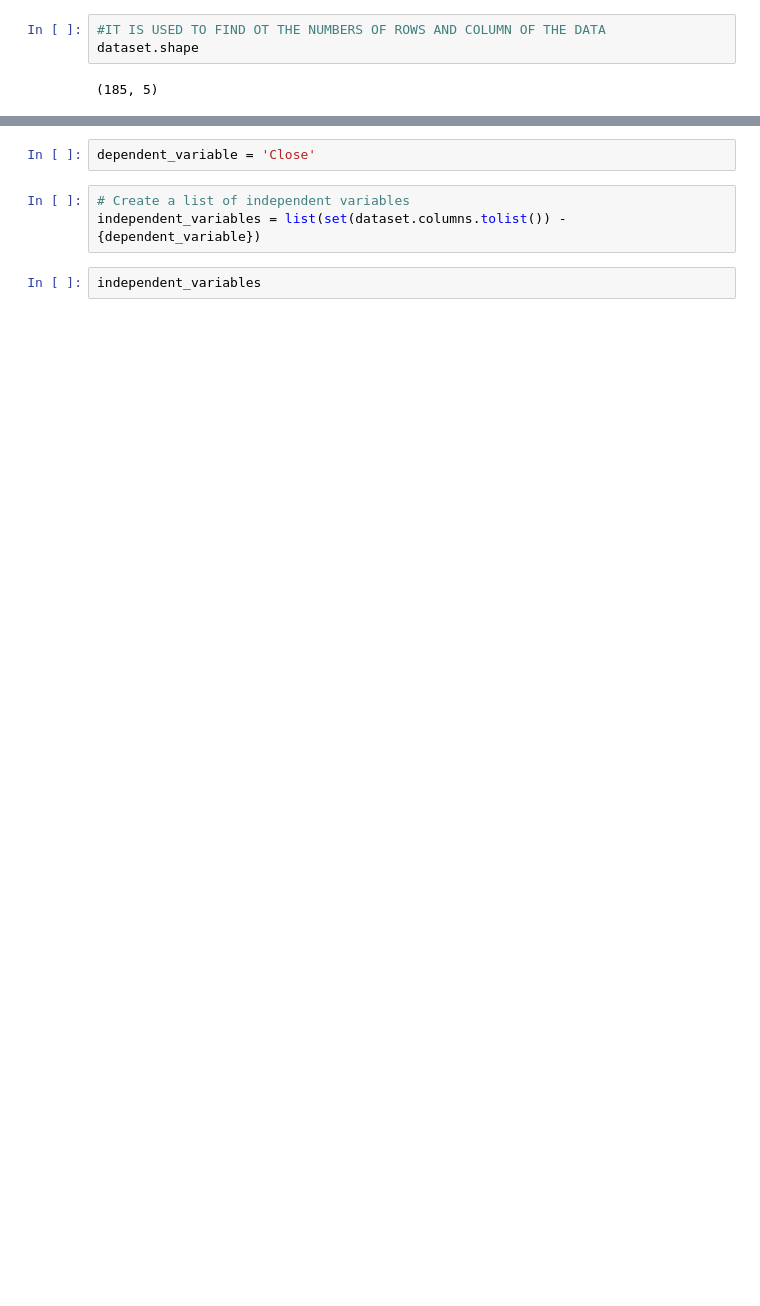
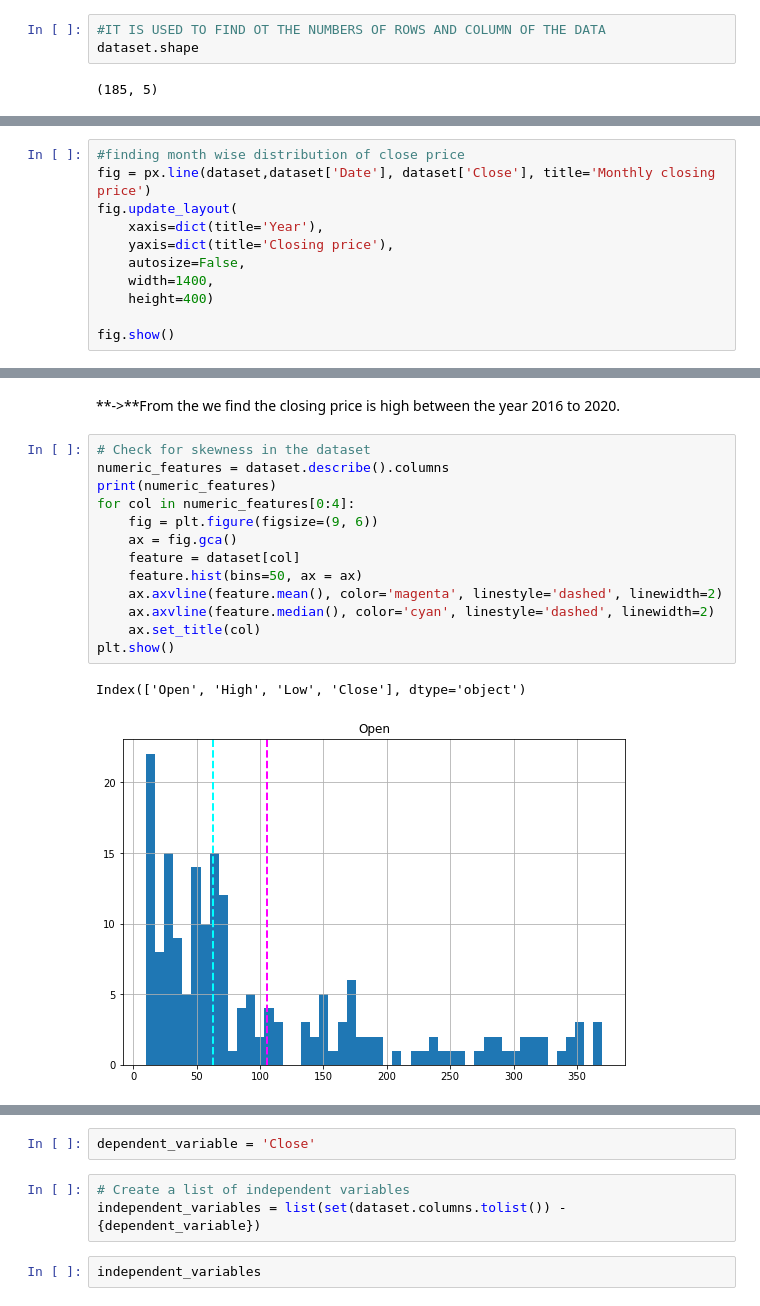
Before and after one commit to Swastik02aug/SML-Regression-Capstone-Project, a Jupyter notebook: project(yes_bank).ipynb, the cells around one changed output, grey strips where cells are left out. Cells and saved outputs as stored; diff of their text form; blank space fills up the shorter version.

```diff
--- a/project(yes_bank).ipynb
+++ b/project(yes_bank).ipynb
@@ -177,0 +186,11 @@ plt.show()
+# %%
+#finding month wise distribution of close price
+fig = px.line(dataset,dataset['Date'], dataset['Close'], title='Monthly closing price')
+fig.update_layout(
+    xaxis=dict(title='Year'),
+    yaxis=dict(title='Closing price'),
+    autosize=False,
+    width=1400,
+    height=400)
+
+fig.show()
@@ -177,0 +199,18 @@ plt.show()
+# %% [markdown]
+**->**From the we find the closing price is high between the year 2016 to 2020.
+# %%
+# Check for skewness in the dataset
+numeric_features = dataset.describe().columns
+print(numeric_features)
+for col in numeric_features[0:4]:
+    fig = plt.figure(figsize=(9, 6))
+    ax = fig.gca()
+    feature = dataset[col]
+    feature.hist(bins=50, ax = ax)
+    ax.axvline(feature.mean(), color='magenta', linestyle='dashed', linewidth=2)
+    ax.axvline(feature.median(), color='cyan', linestyle='dashed', linewidth=2)
+    ax.set_title(col)
+plt.show()
+# %% [output]
+Index(['Open', 'High', 'Low', 'Close'], dtype='object')
+[figure, added]
```
Also changed, not shown: parts of 23 cells of this notebook.
